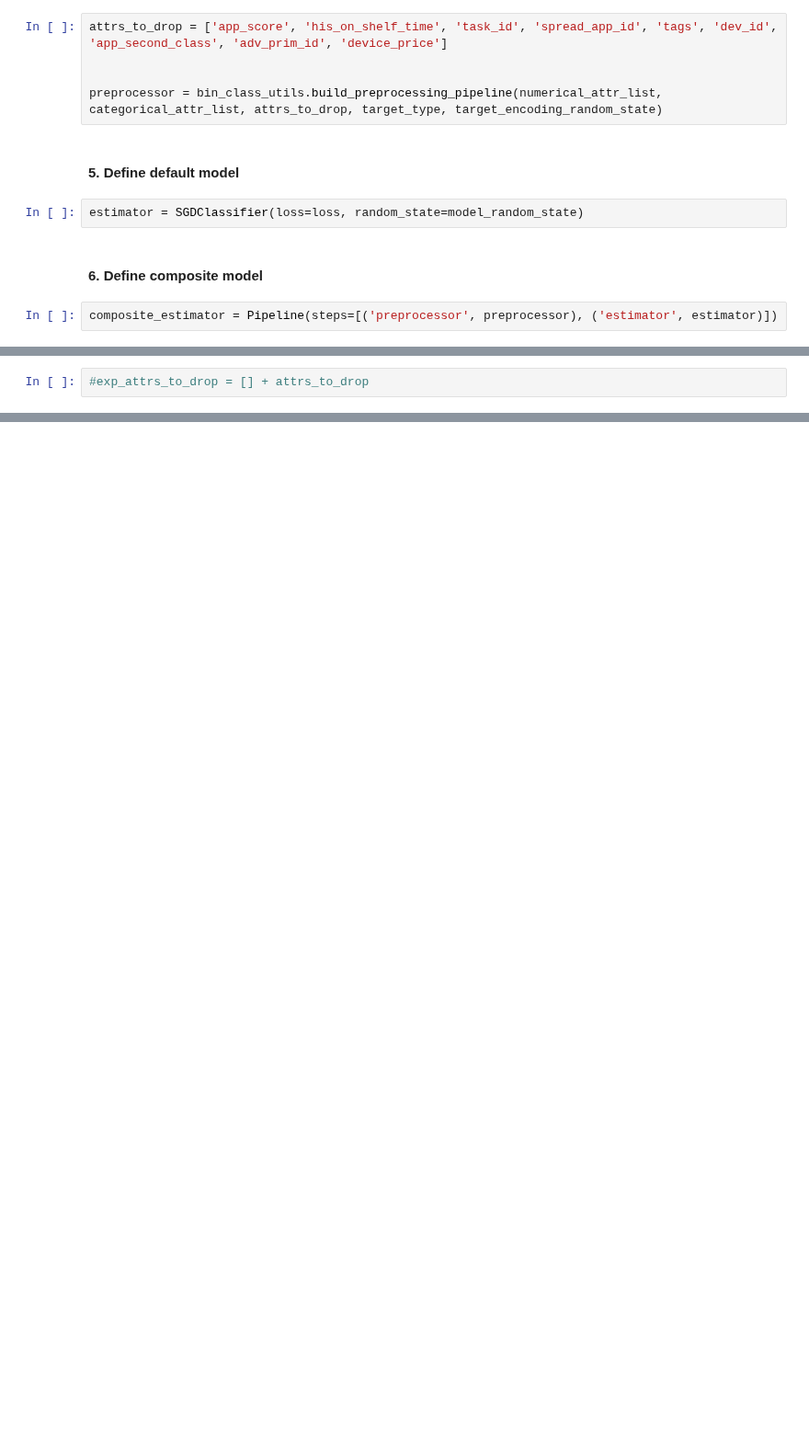
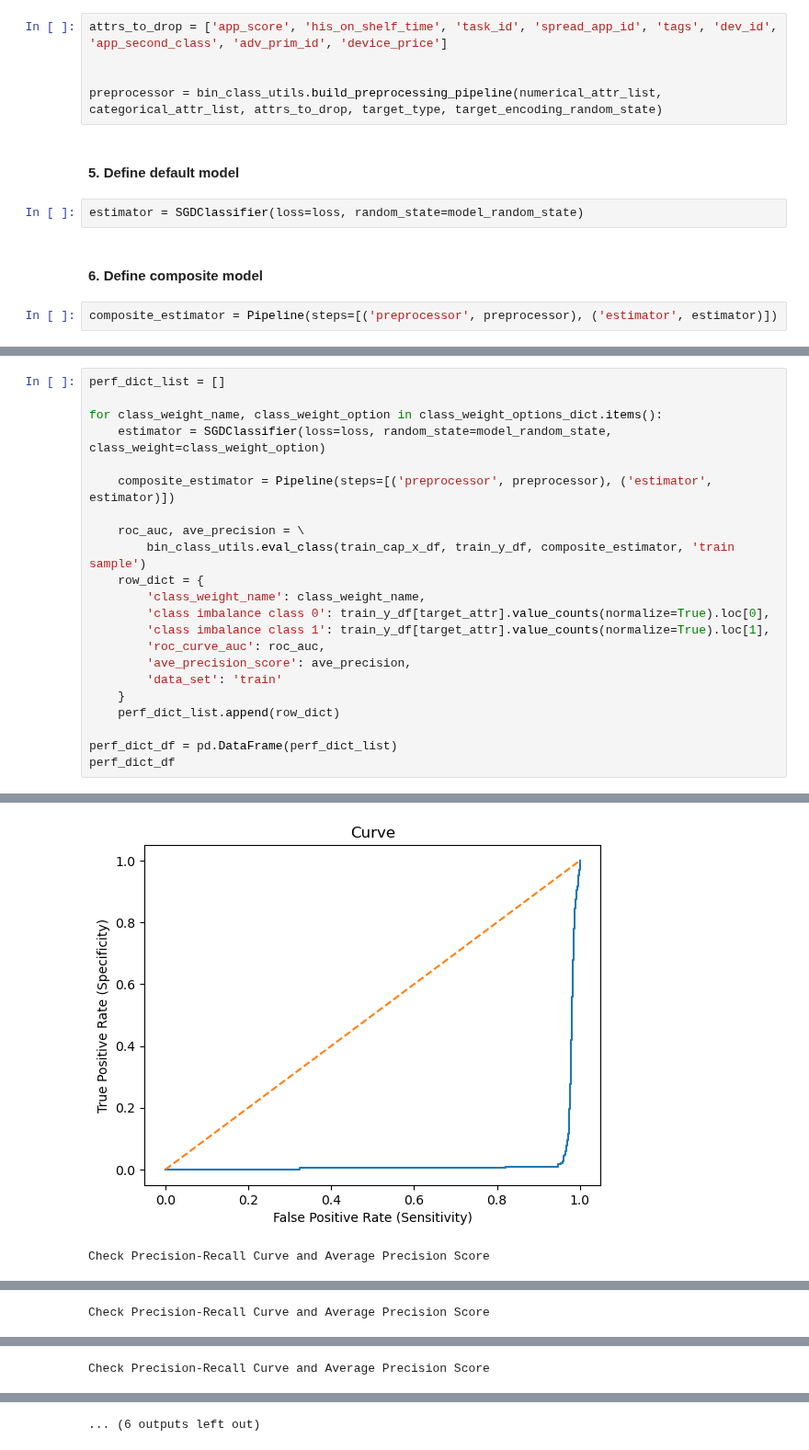
Before and after one commit to LiyangSong/Advertisement-CTR-Prediction, a Jupyter notebook: jupyter/model_exp_sgd.ipynb, the cells around one changed output, grey strips where cells are left out. Shown at 92% size. Drawn from its saved outputs; the diff is of its cells as text; blank space fills up the shorter version.

Commit message:
step V and VI update - not finished

```diff
--- a/jupyter/model_exp_sgd.ipynb
+++ b/jupyter/model_exp_sgd.ipynb
@@ -180,2 +178,23 @@ The area under the curve (AUC):  0.492893338277098
 # %%
-#exp_attrs_to_drop = [] + attrs_to_drop
+perf_dict_list = []
+
+for class_weight_name, class_weight_option in class_weight_options_dict.items():
+    estimator = SGDClassifier(loss=loss, random_state=model_random_state, class_weight=class_weight_option)
+
+    composite_estimator = Pipeline(steps=[('preprocessor', preprocessor), ('estimator', estimator)])
+
+    roc_auc, ave_precision = \
+        bin_class_utils.eval_class(train_cap_x_df, train_y_df, composite_estimator, 'train sample')
+    row_dict = {
+        'class_weight_name': class_weight_name,
+        'class imbalance class 0': train_y_df[target_attr].value_counts(normalize=True).loc[0],
+        'class imbalance class 1': train_y_df[target_attr].value_counts(normalize=True).loc[1],
+        'roc_curve_auc': roc_auc,
+        'ave_precision_score': ave_precision,
+        'data_set': 'train'
+    }
+    perf_dict_list.append(row_dict)
+
+perf_dict_df = pd.DataFrame(perf_dict_list)
+perf_dict_df
+# %% [output]
@@ -181,0 +218,2 @@ The area under the curve (AUC):  0.492893338277098
+[figure, added]
+Check Precision-Recall Curve and Average Precision Score
@@ -181,0 +239 @@ The area under the curve (AUC):  0.492893338277098
+Check Precision-Recall Curve and Average Precision Score
@@ -181,0 +259 @@ The area under the curve (AUC):  0.492893338277098
+Check Precision-Recall Curve and Average Precision Score
@@ -182 +261,2 @@ The area under the curve (AUC):  0.492893338277098
+... (6 outputs left out)
 # %% [markdown]
```
Also changed, not shown: parts of 36 cells of this notebook, 4 other files.
